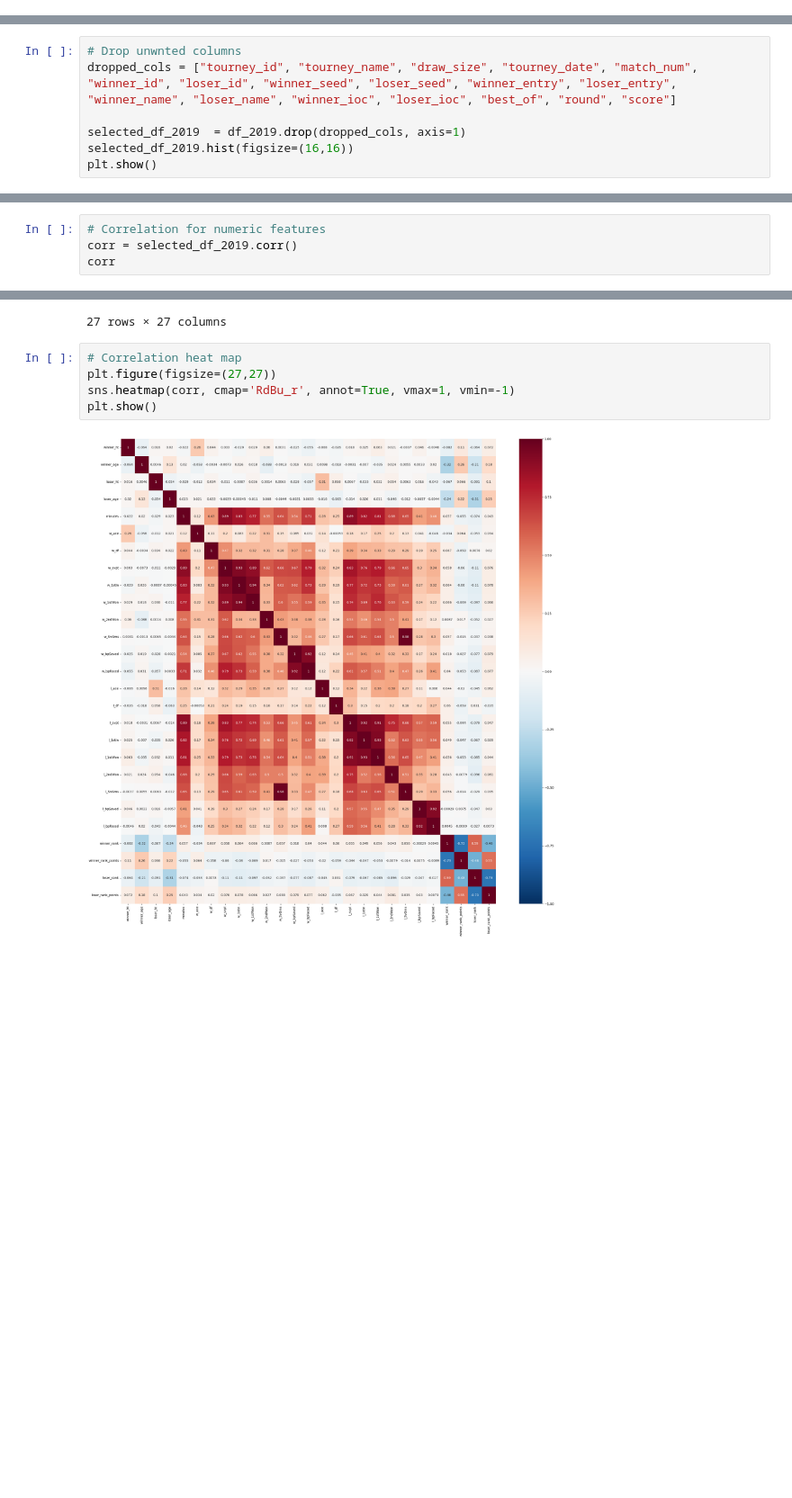
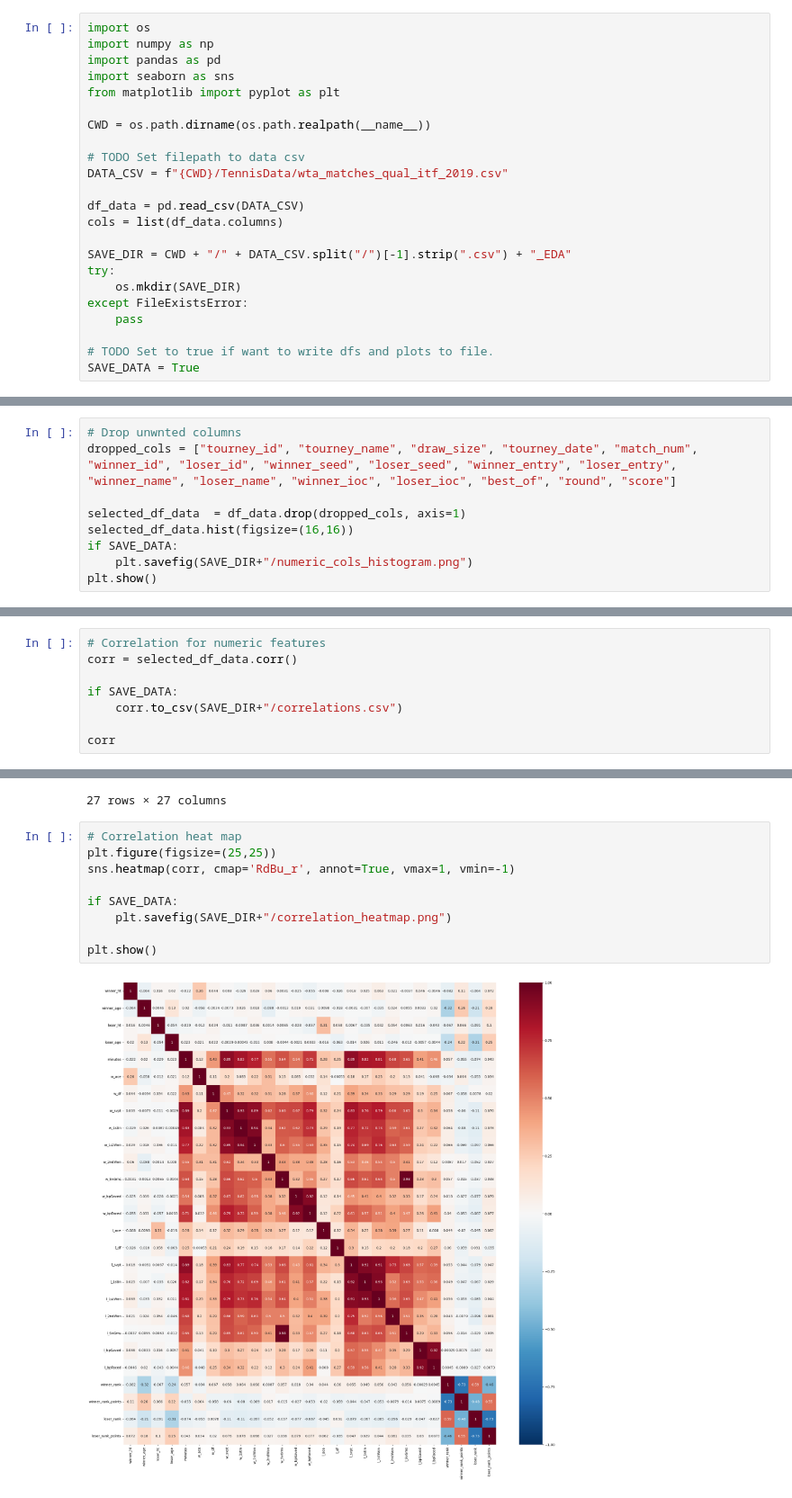
Before and after one commit to EdwardLiujieZheng/STOR-565-Final-Project, a Jupyter notebook: eda.ipynb, the cells around one changed output, grey strips where cells are left out. Shown at 90% size. Saved outputs shown, nothing was run; the diff lists cells and outputs as text; blank space fills up the shorter version.

Commit message:
EDA notebook can now save data into directory

```diff
--- a/eda.ipynb
+++ b/eda.ipynb
@@ -16,2 +1,25 @@ winner_entry
+# %%
+import os
+import numpy as np
+import pandas as pd
+import seaborn as sns
+from matplotlib import pyplot as plt
+
+CWD = os.path.dirname(os.path.realpath(__name__))
+
+# TODO Set filepath to data csv
+DATA_CSV = f"{CWD}/TennisData/wta_matches_qual_itf_2019.csv"
+
+df_data = pd.read_csv(DATA_CSV)
+cols = list(df_data.columns)
+
+SAVE_DIR = CWD + "/" + DATA_CSV.split("/")[-1].strip(".csv") + "_EDA"
+try:
+    os.mkdir(SAVE_DIR)
+except FileExistsError:
+    pass
+
+# TODO Set to true if want to write dfs and plots to file.
+SAVE_DATA = True
 # %%
 # CSV shape, , columns, head
@@ -40,8 +52,10 @@ Columns: ['tourney_id', 'tourney_name', 'surface', 'draw_size', 'tourney_level',
 # Drop unwnted columns
 dropped_cols = ["tourney_id", "tourney_name", "draw_size", "tourney_date", "match_num", "winner_id", "loser_id", "winner_seed", "loser_seed", "winner_entry", "loser_entry", "winner_name", "loser_name", "winner_ioc", "loser_ioc", "best_of", "round", "score"]
 
-selected_df_2019  = df_2019.drop(dropped_cols, axis=1)
-selected_df_2019.hist(figsize=(16,16))
+selected_df_data  = df_data.drop(dropped_cols, axis=1)
+selected_df_data.hist(figsize=(16,16))
+if SAVE_DATA:
+    plt.savefig(SAVE_DIR+"/numeric_cols_histogram.png")
 plt.show()
 # %% [output]
 [figure]
@@ -119,7 +146,11 @@ for col in interested_cols:
 [figure]
 # %%
 # Correlation for numeric features
-corr = selected_df_2019.corr()
+corr = selected_df_data.corr()
+
+if SAVE_DATA:
+    corr.to_csv(SAVE_DIR+"/correlations.csv")
+
 corr
 # %% [output]
 |  | winner_ht | winner_age | loser_ht | loser_age | minutes | w_ace | w_df | w_svpt | w_1stIn | w_1stWon | ... |
@@ -142,8 +173,12 @@ corr
 27 rows × 27 columns
 # %%
 # Correlation heat map
-plt.figure(figsize=(27,27))
+plt.figure(figsize=(25,25))
 sns.heatmap(corr, cmap='RdBu_r', annot=True, vmax=1, vmin=-1)
+
+if SAVE_DATA:
+    plt.savefig(SAVE_DIR+"/correlation_heatmap.png")
+
 plt.show()
 # %% [output]
-[figure, old version]
+[figure, new version]
```
Also changed, not shown: parts of 7 cells of this notebook, 8 other files.
